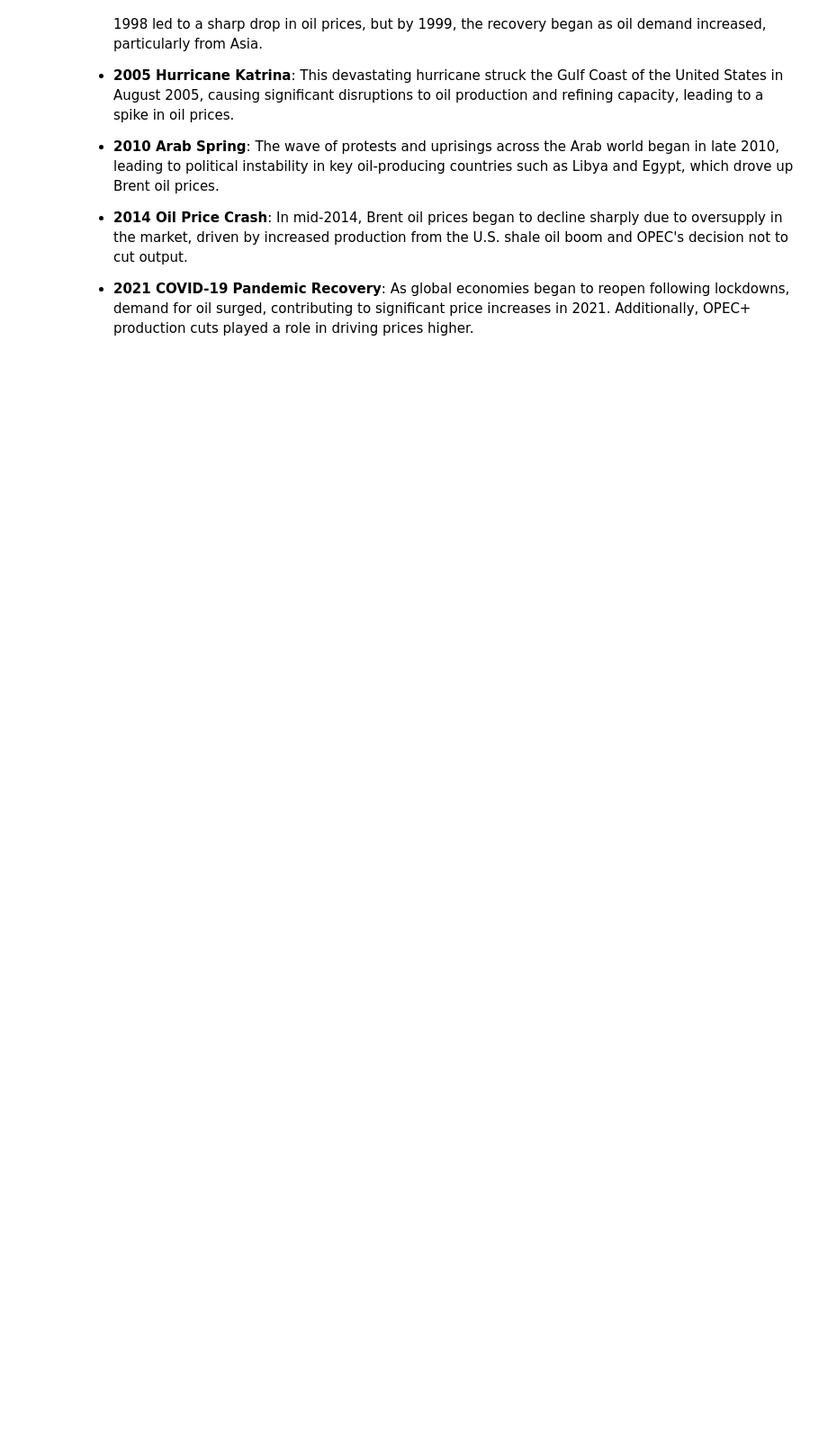
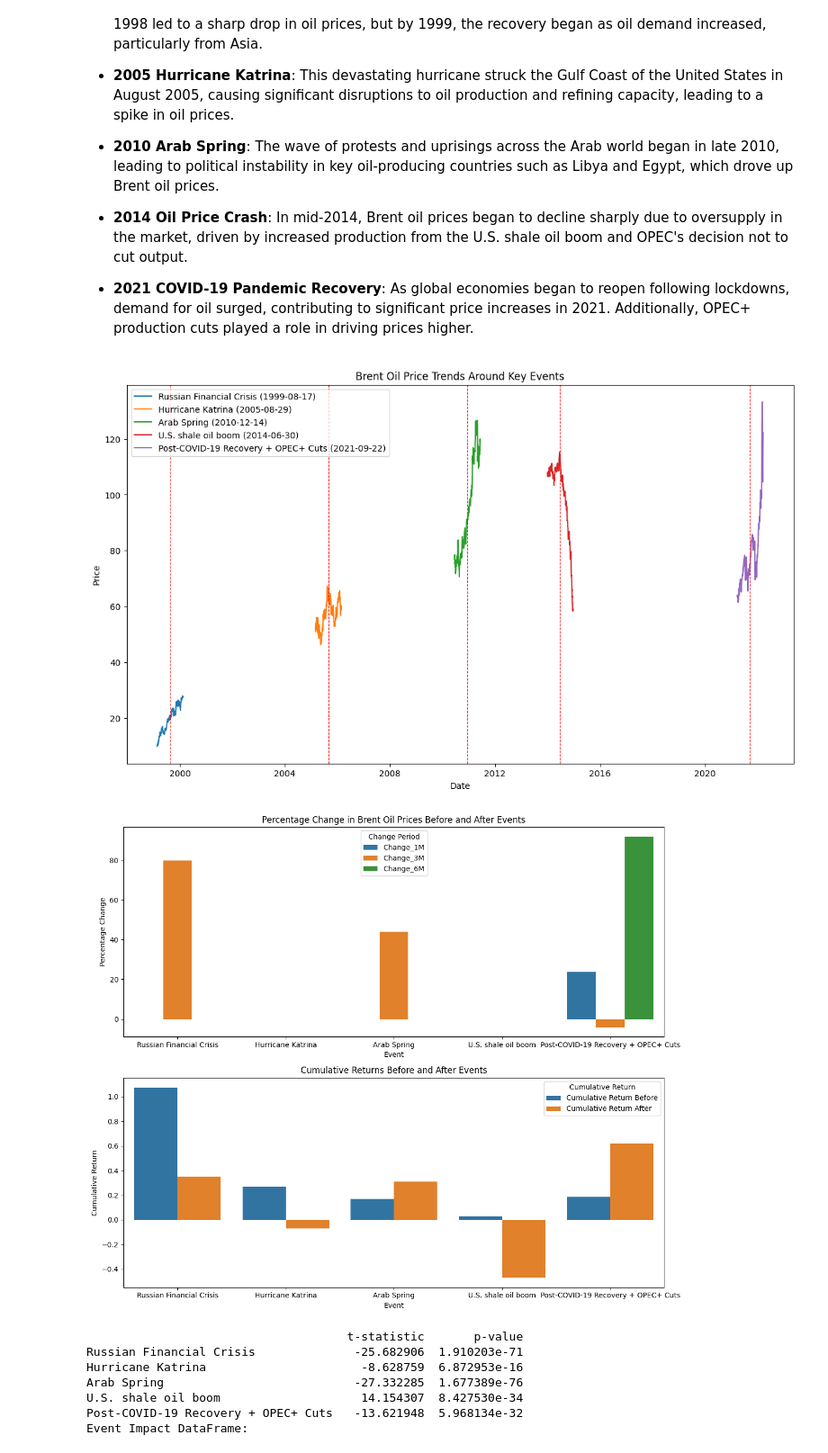
Before and after one commit to nebiyu-getachew/Brent-Time-Shift, a Jupyter notebook: notebooks/task_2.ipynb, the cells around one changed output. Shown: that part at 90% size. Saved outputs shown, nothing was run; the diff lists cells and outputs as text; code cells hidden in the pictures; blank space fills up the shorter version.

Commit message:
Analyzer analysis

```diff
--- a/notebooks/task_2.ipynb
+++ b/notebooks/task_2.ipynb
@@ -79,3 +79,31 @@ Estimated Change Point Date: 2004-03-04 00:00:00
 - **2014 Oil Price Crash**: In mid-2014, Brent oil prices began to decline sharply due to oversupply in the market, driven by increased production from the U.S. shale oil boom and OPEC's decision not to cut output.
 
 - **2021 COVID-19 Pandemic Recovery**: As global economies began to reopen following lockdowns, demand for oil surged, contributing to significant price increases in 2021. Additionally, OPEC+ production cuts played a role in driving prices higher.
+# %%
+# The researched key events associated with change points
+key_events = {
+    "Russian Financial Crisis": "1999-08-17",
+    "Hurricane Katrina": "2005-08-29",
+    "Arab Spring": "2010-12-14",
+    "U.S. shale oil boom": "2014-06-30",
+    "Post-COVID-19 Recovery + OPEC+ Cuts": "2021-09-22",
+}
+# Call the analyze_price_changes_around_events method
+event_impact_df, t_test_df = analyzer.analyze_price_changes_around_events(key_events)
+
+# Display results
+print("Event Impact DataFrame:")
+display(event_impact_df)
+
+print("\nT-Test Results:")
+display(t_test_df)
+# %% [output]
+[figure, added]
+[figure, added]
+                                     t-statistic       p-value
+Russian Financial Crisis              -25.682906  1.910203e-71
+Hurricane Katrina                      -8.628759  6.872953e-16
+Arab Spring                           -27.332285  1.677389e-76
+U.S. shale oil boom                    14.154307  8.427530e-34
+Post-COVID-19 Recovery + OPEC+ Cuts   -13.621948  5.968134e-32
+Event Impact DataFrame:
```
Also changed, not shown: parts of 2 cells of this notebook.
